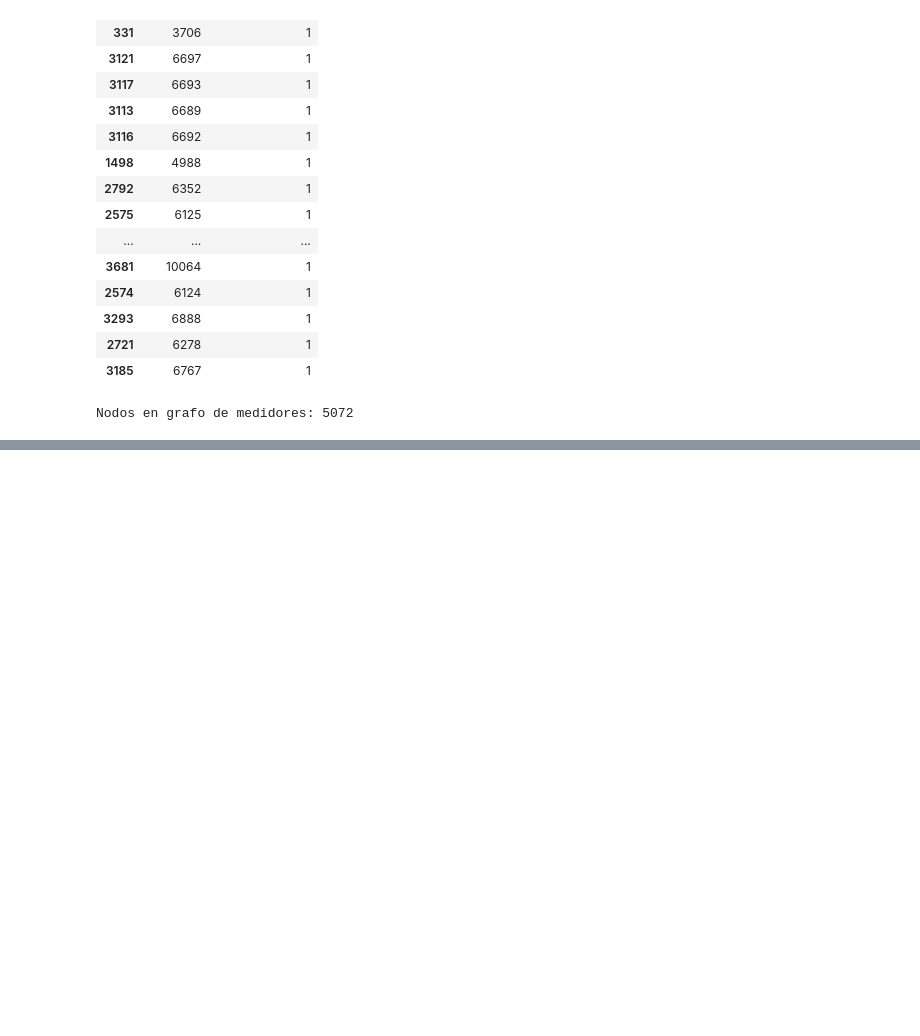
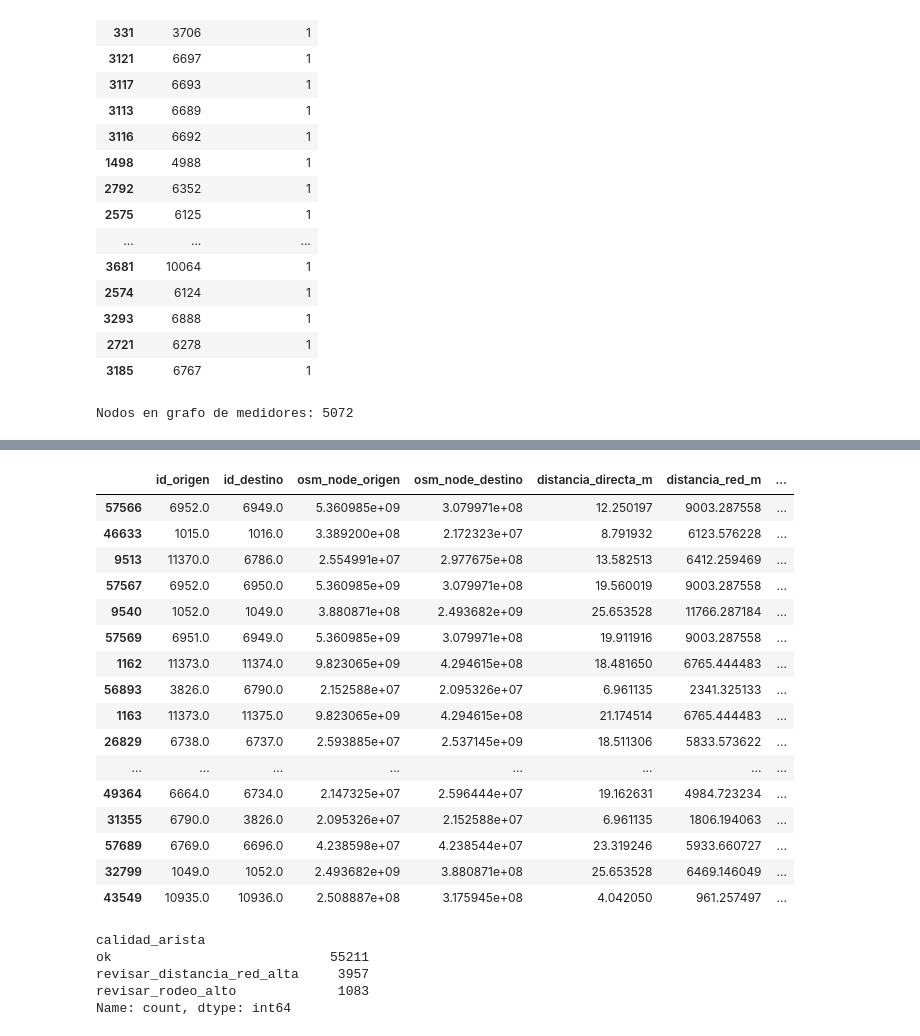
Before and after one commit to claudiaalozano/Movilidad_inteligente_madrid, a Jupyter notebook: grafo/grafo_puntos_medidore.ipynb, the cells around one changed output, grey strips where cells are left out. Saved outputs shown, nothing was run; the diff lists cells and outputs as text; code cells hidden in the pictures; blank space fills up the shorter version.

Commit message:
coprobación de aristas y puntos medidores

```diff
--- a/grafo/grafo_puntos_medidore.ipynb
+++ b/grafo/grafo_puntos_medidore.ipynb
@@ -406,0 +458,9 @@ def construir_aristas_por_cutoff(medidores, G_osm, cutoff_m):
+# %%
+G_osm = ox.graph_from_place(
+    "Madrid, Spain",
+    network_type="drive",
+    simplify=True
+)
+
+print("Nodos OSM:", len(G_osm.nodes))
+print("Aristas OSM:", len(G_osm.edges))
@@ -406,0 +470,12 @@ def construir_aristas_por_cutoff(medidores, G_osm, cutoff_m):
+# %%
+osm_nodes, distancias = ox.distance.nearest_nodes(
+    G_osm,
+    X=medidores["longitud"].values,
+    Y=medidores["latitud"].values,
+    return_dist=True
+)
+
+medidores["osm_node"] = osm_nodes
+medidores["distancia_osm_node_m"] = distancias
+
+medidores.head()
@@ -406,0 +648,11 @@ def construir_aristas_por_cutoff(medidores, G_osm, cutoff_m):
+# %%
+df_aristas_reales["factor_rodeo"] = (
+    df_aristas_reales["distancia_red_m"] /
+    df_aristas_reales["distancia_directa_m"].replace(0, np.nan)
+)
+
+df_aristas_reales[[
+    "distancia_directa_m",
+    "distancia_red_m",
+    "factor_rodeo"
+]].describe()
@@ -406,0 +669,40 @@ def construir_aristas_por_cutoff(medidores, G_osm, cutoff_m):
+# %%
+df_aristas_reales.sort_values("factor_rodeo", ascending=False).head(20)
+# %% [output]
+|  | id_origen | id_destino | osm_node_origen | osm_node_destino | distancia_directa_m | distancia_red_m | ... |
+| 57566 | 6952.0 | 6949.0 | 5.360985e+09 | 3.079971e+08 | 12.250197 | 9003.287558 | ... |
+| 46633 | 1015.0 | 1016.0 | 3.389200e+08 | 2.172323e+07 | 8.791932 | 6123.576228 | ... |
+| 9513 | 11370.0 | 6786.0 | 2.554991e+07 | 2.977675e+08 | 13.582513 | 6412.259469 | ... |
+| 57567 | 6952.0 | 6950.0 | 5.360985e+09 | 3.079971e+08 | 19.560019 | 9003.287558 | ... |
+| 9540 | 1052.0 | 1049.0 | 3.880871e+08 | 2.493682e+09 | 25.653528 | 11766.287184 | ... |
+| 57569 | 6951.0 | 6949.0 | 5.360985e+09 | 3.079971e+08 | 19.911916 | 9003.287558 | ... |
+| 1162 | 11373.0 | 11374.0 | 9.823065e+09 | 4.294615e+08 | 18.481650 | 6765.444483 | ... |
+| 56893 | 3826.0 | 6790.0 | 2.152588e+07 | 2.095326e+07 | 6.961135 | 2341.325133 | ... |
+| 1163 | 11373.0 | 11375.0 | 9.823065e+09 | 4.294615e+08 | 21.174514 | 6765.444483 | ... |
+| 26829 | 6738.0 | 6737.0 | 2.593885e+07 | 2.537145e+09 | 18.511306 | 5833.573622 | ... |
+| ... | ... | ... | ... | ... | ... | ... | ... |
+| 49364 | 6664.0 | 6734.0 | 2.147325e+07 | 2.596444e+07 | 19.162631 | 4984.723234 | ... |
+| 31355 | 6790.0 | 3826.0 | 2.095326e+07 | 2.152588e+07 | 6.961135 | 1806.194063 | ... |
+| 57689 | 6769.0 | 6696.0 | 4.238598e+07 | 4.238544e+07 | 23.319246 | 5933.660727 | ... |
+| 32799 | 1049.0 | 1052.0 | 2.493682e+09 | 3.880871e+08 | 25.653528 | 6469.146049 | ... |
+| 43549 | 10935.0 | 10936.0 | 2.508887e+08 | 3.175945e+08 | 4.042050 | 961.257497 | ... |
+# %%
+df_aristas_reales["calidad_arista"] = "ok"
+
+df_aristas_reales.loc[
+    df_aristas_reales["factor_rodeo"] > 10,
+    "calidad_arista"
+] = "revisar_rodeo_alto"
+
+df_aristas_reales.loc[
+    df_aristas_reales["distancia_red_m"] > 2000,
+    "calidad_arista"
+] = "revisar_distancia_red_alta"
+
+df_aristas_reales["calidad_arista"].value_counts()
+# %% [output]
+calidad_arista
+ok                            55211
+revisar_distancia_red_alta     3957
+revisar_rodeo_alto             1083
+Name: count, dtype: int64
```
Also changed, not shown: parts of 20 cells of this notebook.
